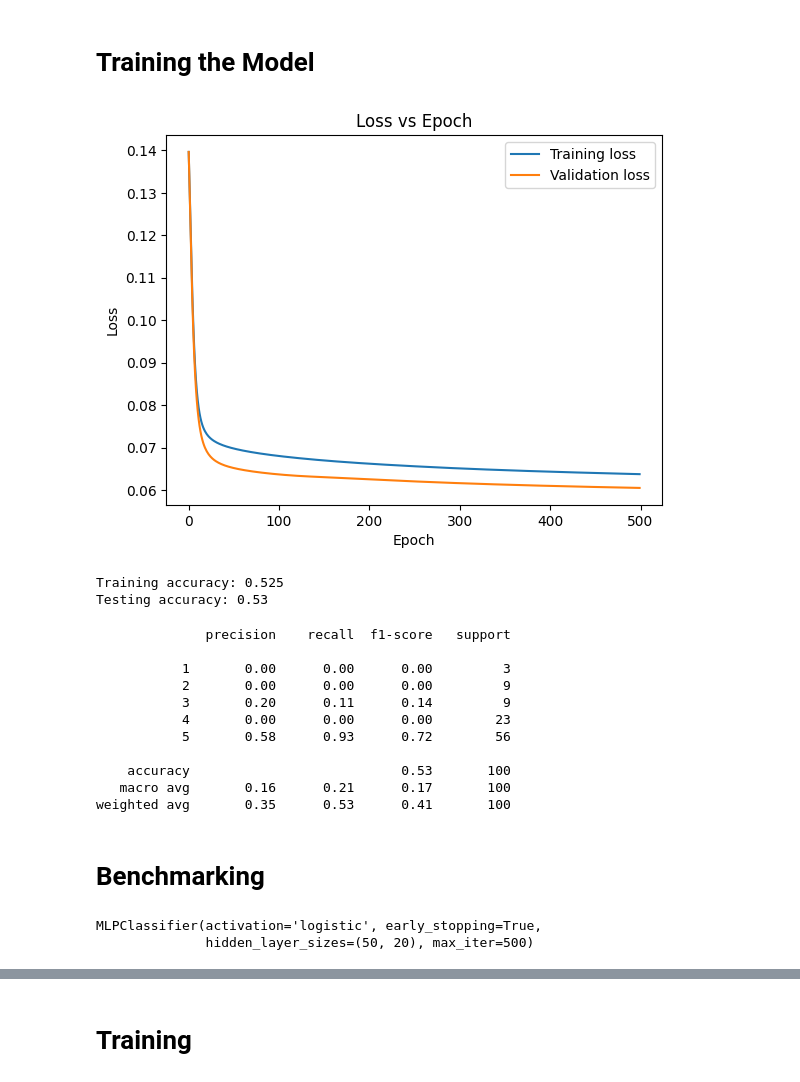
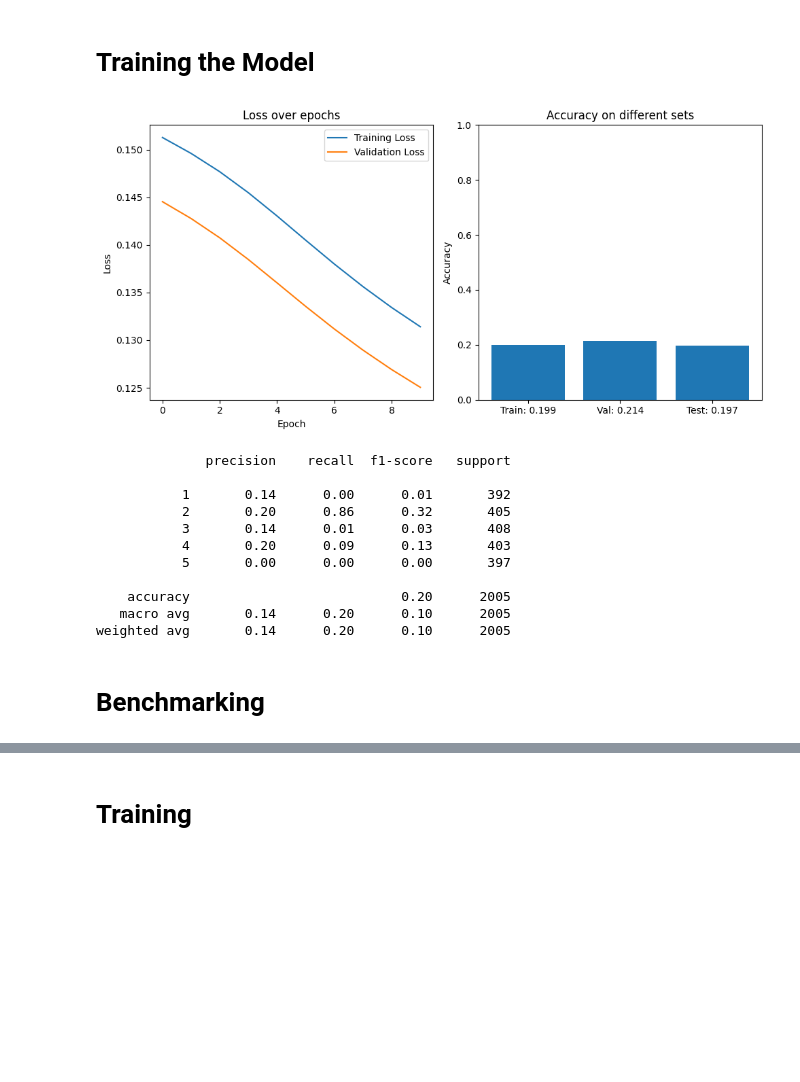
Before and after one commit to wumphlett/ML-Project, a Jupyter notebook: project.ipynb, the cells around one changed output, grey strips where cells are left out. Cells and saved outputs as stored; diff of their text form; code cells hidden in the pictures; blank space fills up the shorter version.

```diff
--- a/project.ipynb
+++ b/project.ipynb
@@ -116,52 +83,69 @@ Y_train: <class 'numpy.ndarray'> of shape (99959,)
 # Training the Model
 # %%
 from mlp import MultiLayerPerceptron
-clf = MultiLayerPerceptron(
-    epochs=500,
-    lr=0.1,
+our_mlp = MultiLayerPerceptron(
+    epochs=10,
+    lr=0.05,
     hidden_layers=[50, 20],
     activation="sigmoid",
 )
-clf.fit(X_train, y_train, X_val, y_val, batch_size=200)
-clf.plot_loss()
+our_mlp.fit(X_train, y_train, X_val, y_val, batch_size=500)
+# clf.plot_loss()
-# %% [output]
-[figure, removed]
 # %%
-print(f"Training accuracy: {clf.score(X_train, y_train)}")
-print(f"Testing accuracy: {clf.score(X_test, y_test)}")
+training_score = our_mlp.score(X_train, y_train)
+validation_score = our_mlp.score(X_val, y_val)
+test_score = our_mlp.score(X_test, y_test)
+fig, (ax1, ax2) = plt.subplots(1,2, figsize=(10,5))
+
+ax1.plot(our_mlp.train_loss_curve, label="Training Loss")
+ax1.plot(our_mlp.val_loss_curve, label="Validation Loss")
+ax1.set_title("Loss over epochs")
+ax1.set_xlabel("Epoch")
+ax1.set_ylabel("Loss")
+ax1.legend()
+
+ax2.bar([f"Train: {training_score:.3f}", f"Val: {validation_score:.3f}", f"Test: {test_score:.3f}"],
+    [training_score, validation_score, test_score])
+ax2.set_title("Accuracy on different sets")
+ax2.set_ylabel("Accuracy")
+ax2.set_ylim(0,1)
+
+fig.tight_layout()
 # %% [output]
-Training accuracy: 0.525
-Testing accuracy: 0.53
+[figure, added]
 # %%
 from sklearn.metrics import classification_report
 
-y_pred = clf.predict(X_test)
+y_pred = our_mlp.predict(X_test)
 cm = classification_report(y_test, y_pred)
 print(cm)
 # %% [output]
               precision    recall  f1-score   support
 
-           1       0.00      0.00      0.00         3
-           2       0.00      0.00      0.00         9
-           3       0.20      0.11      0.14         9
-           4       0.00      0.00      0.00        23
-           5       0.58      0.93      0.72        56
+           1       0.14      0.00      0.01       392
+           2       0.20      0.86      0.32       405
+           3       0.14      0.01      0.03       408
+           4       0.20      0.09      0.13       403
+           5       0.00      0.00      0.00       397
 
-    accuracy                           0.53       100
-   macro avg       0.16      0.21      0.17       100
-weighted avg       0.35      0.53      0.41       100
+    accuracy                           0.20      2005
+   macro avg       0.14      0.20      0.10      2005
+weighted avg       0.14      0.20      0.10      2005
 # %% [markdown]
 # Benchmarking
 # %%
 from sklearn.neural_network import MLPClassifier
-clf = MLPClassifier(
+sklearn_mlp = MLPClassifier(
     hidden_layer_sizes=(50, 20),
     activation="logistic",
-    max_iter=500,
-    early_stopping=True,
-    validation_fraction=0.1,
+    max_iter=25,
+    learning_rate_init=0.05,
+    learning_rate="constant",
+    solver="sgd",
+    batch_size=200,
+    nesterovs_momentum=False,
+    alpha=0,
+    power_t=1,
+    shuffle=False
 )
-clf.fit(X_train, y_train)
+sklearn_mlp = sklearn_mlp.fit(X_train, y_train)
-# %% [output]
-MLPClassifier(activation='logistic', early_stopping=True,
-              hidden_layer_sizes=(50, 20), max_iter=500)
```
Also changed, not shown: parts of 19 cells of this notebook, 5 other files.
